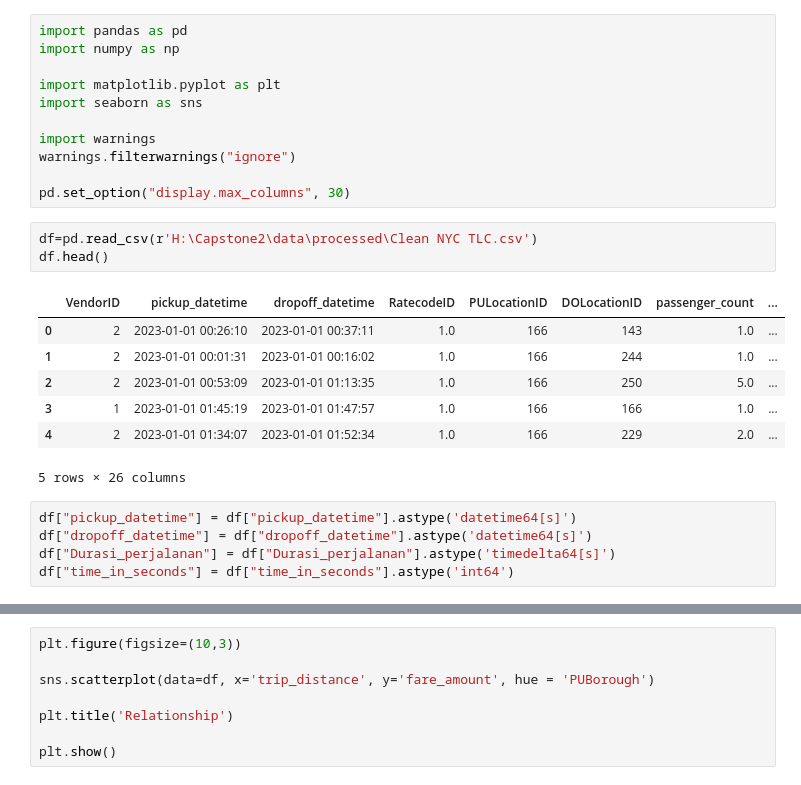
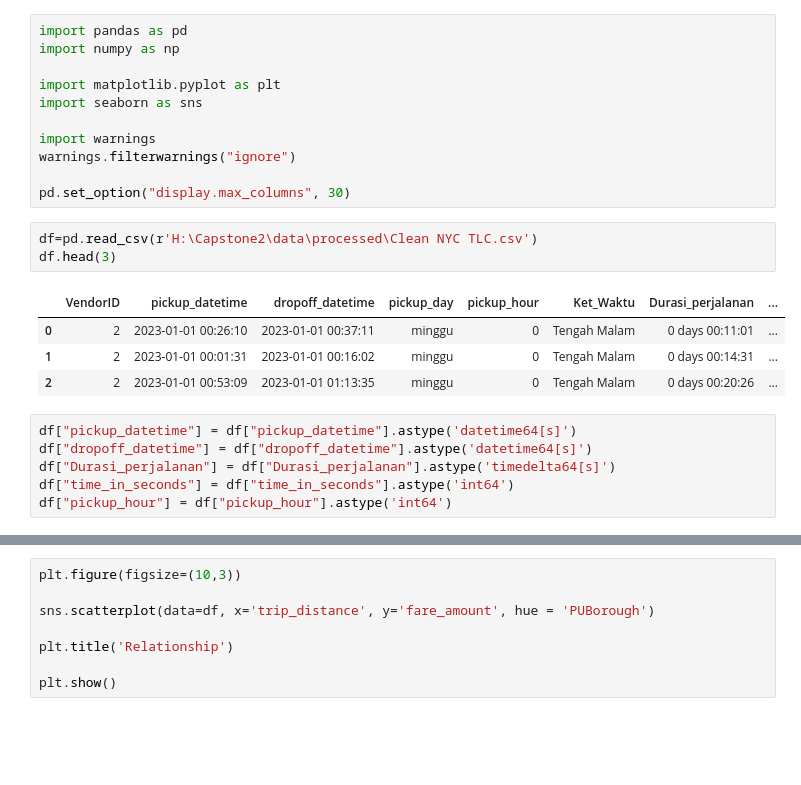
Before and after one commit to Abrahamtarra/NYC-TLC-Trip-Record, a Jupyter notebook: notebooks/Analysis.ipynb, the cells around one changed output, grey strips where cells are left out. Drawn from its saved outputs; the diff is of its cells as text; blank space fills up the shorter version.

```diff
--- a/notebooks/Analysis.ipynb
+++ b/notebooks/Analysis.ipynb
@@ -64,20 +13,18 @@ warnings.filterwarnings("ignore")
 pd.set_option("display.max_columns", 30)
 # %%
 df=pd.read_csv(r'H:\Capstone2\data\processed\Clean NYC TLC.csv')
-df.head()
+df.head(3)
 # %% [output]
-|  | VendorID | pickup_datetime | dropoff_datetime | RatecodeID | PULocationID | DOLocationID | passenger_count | ... |
-| 0 | 2 | 2023-01-01 00:26:10 | 2023-01-01 00:37:11 | 1.0 | 166 | 143 | 1.0 | ... |
-| 1 | 2 | 2023-01-01 00:01:31 | 2023-01-01 00:16:02 | 1.0 | 166 | 244 | 1.0 | ... |
-| 2 | 2 | 2023-01-01 00:53:09 | 2023-01-01 01:13:35 | 1.0 | 166 | 250 | 5.0 | ... |
-| 3 | 1 | 2023-01-01 01:45:19 | 2023-01-01 01:47:57 | 1.0 | 166 | 166 | 1.0 | ... |
-| 4 | 2 | 2023-01-01 01:34:07 | 2023-01-01 01:52:34 | 1.0 | 166 | 229 | 2.0 | ... |
+|  | VendorID | pickup_datetime | dropoff_datetime | pickup_day | pickup_hour | Ket_Waktu | Durasi_perjalanan | ... |
+| 0 | 2 | 2023-01-01 00:26:10 | 2023-01-01 00:37:11 | minggu | 0 | Tengah Malam | 0 days 00:11:01 | ... |
+| 1 | 2 | 2023-01-01 00:01:31 | 2023-01-01 00:16:02 | minggu | 0 | Tengah Malam | 0 days 00:14:31 | ... |
+| 2 | 2 | 2023-01-01 00:53:09 | 2023-01-01 01:13:35 | minggu | 0 | Tengah Malam | 0 days 00:20:26 | ... |
-5 rows × 26 columns
 # %%
 df["pickup_datetime"] = df["pickup_datetime"].astype('datetime64[s]')
 df["dropoff_datetime"] = df["dropoff_datetime"].astype('datetime64[s]')
 df["Durasi_perjalanan"] = df["Durasi_perjalanan"].astype('timedelta64[s]')
 df["time_in_seconds"] = df["time_in_seconds"].astype('int64')
+df["pickup_hour"] = df["pickup_hour"].astype('int64')
 # %%
 df.info()
 # %% [output]
```
Also changed, not shown: parts of 9 cells of this notebook, 3 other files.
